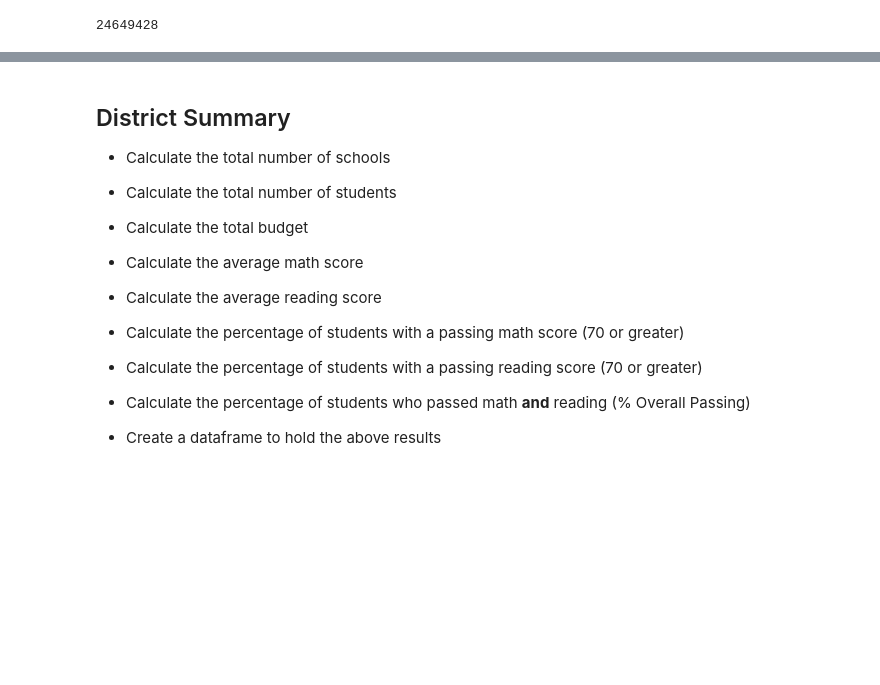
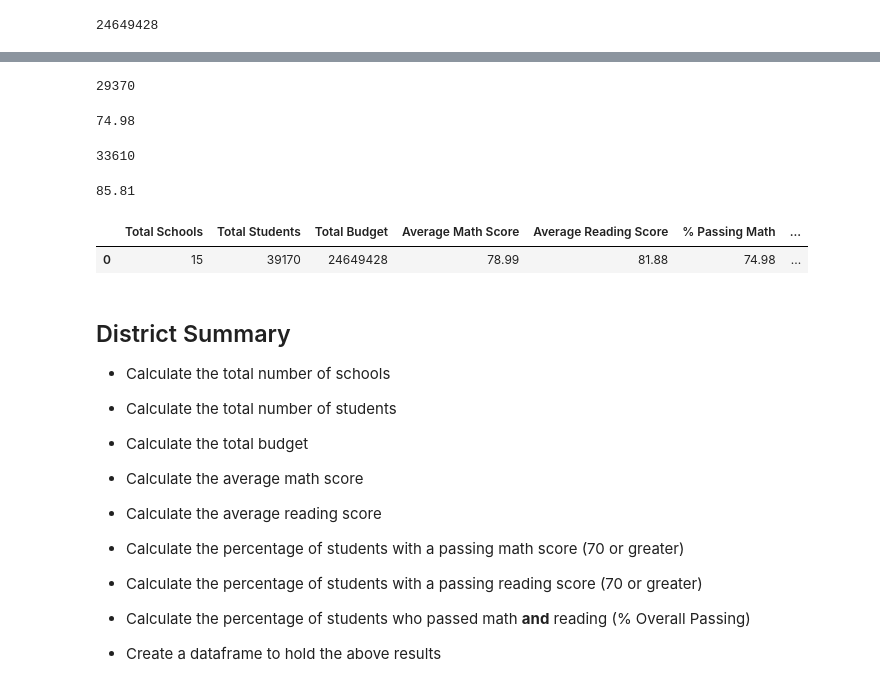
Before and after one commit to drjulie2105/pandas-challenge, a Jupyter notebook: PyCitySchools/PyCitySchools_starter.ipynb, the cells around one changed output, grey strips where cells are left out. Saved outputs shown, nothing was run; the diff lists cells and outputs as text; code cells hidden in the pictures; blank space fills up the shorter version.

Commit message:
Updated through 'Create dataframe to hold above results' minus '%overall passing'

```diff
--- a/PyCitySchools/PyCitySchools_starter.ipynb
+++ b/PyCitySchools/PyCitySchools_starter.ipynb
@@ -53,0 +64,20 @@ total_budget
+# %%
+passing_math=sum(school_data_complete["math_score"].ge(70))
+passing_math
+# %% [output]
+29370
+# %%
+percent_passing_math=round((passing_math/total_students)*100, 2)
+percent_passing_math
+# %% [output]
+74.98
+# %%
+passing_reading=sum(school_data_complete["reading_score"].ge(70))
+passing_reading
+# %% [output]
+33610
+# %%
+percent_passing_reading=round((passing_reading/total_students)*100, 2)
+percent_passing_reading
+# %% [output]
+85.81
@@ -54,3 +86,14 @@ total_budget
+# %%
+district_summary = pd.DataFrame ({"Total Schools": [total_schools],
+                                "Total Students": [total_students],
+                                "Total Budget": [total_budget],
+                                "Average Math Score": [average_math_score],                                         "Average Reading Score": [average_reading_score],
+                                "% Passing Math": [percent_passing_math],
+                                "% Passing Reading": [percent_passing_reading]})
+district_summary
+# %% [output]
+|  | Total Schools | Total Students | Total Budget | Average Math Score | Average Reading Score | % Passing Math | ... |
+| 0 | 15 | 39170 | 24649428 | 78.99 | 81.88 | 74.98 | ... |
 # %% [markdown]
 ## District Summary
 
```
Also changed, not shown: parts of 3 cells of this notebook.
